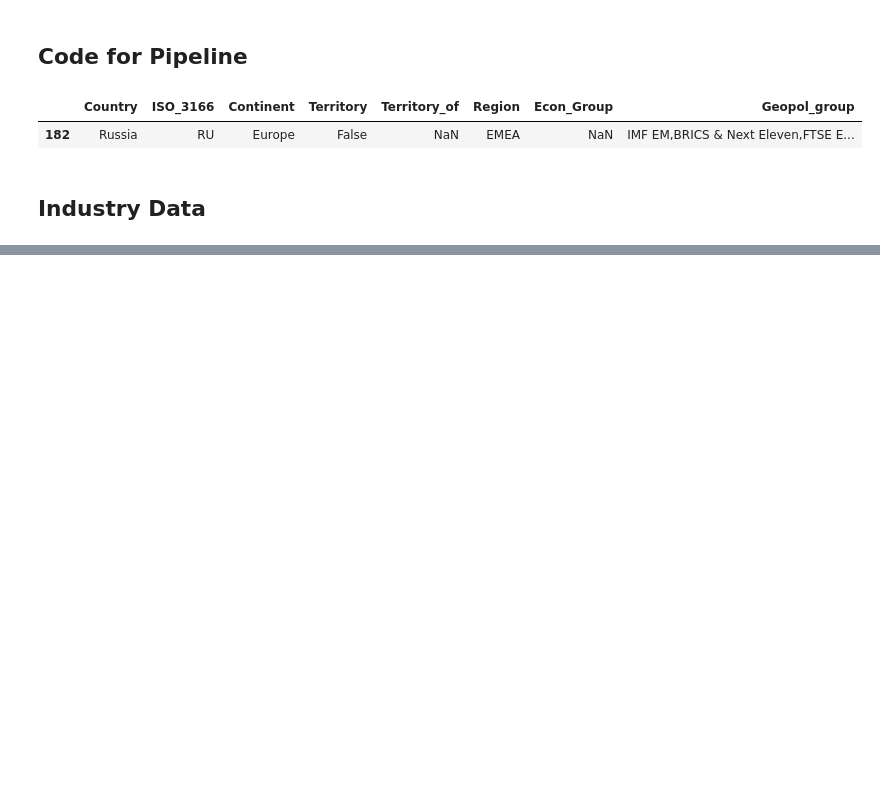
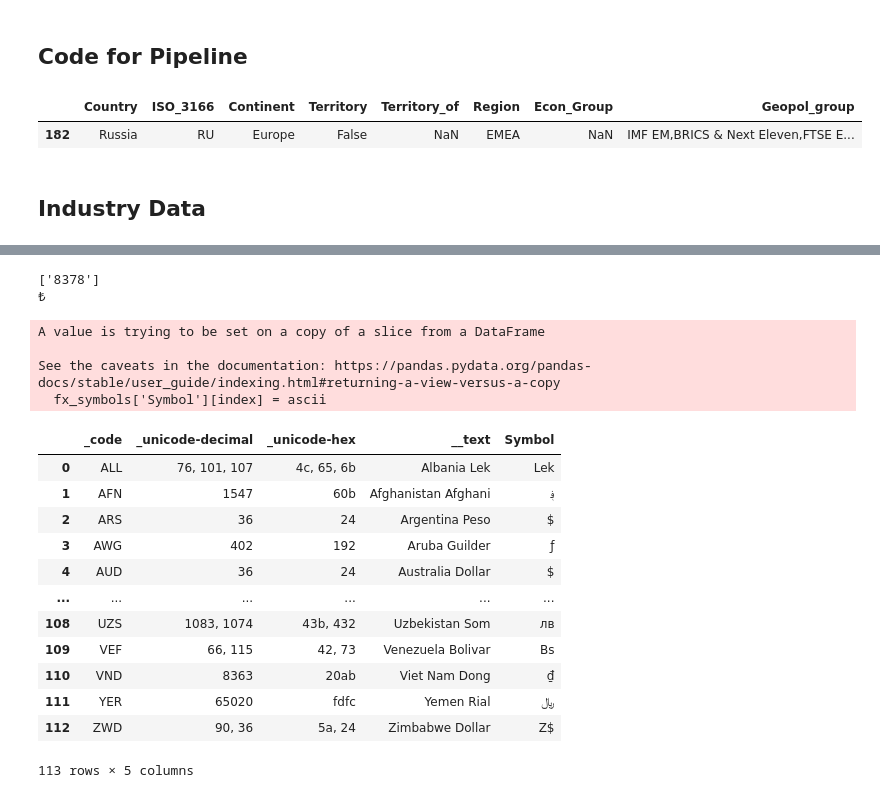
Before and after one commit to Saran33/TickerScrape, a Jupyter notebook: Worksheet.ipynb, the cells around one changed output, grey strips where cells are left out. Drawn from its saved outputs; the diff is of its cells as text; code cells hidden in the pictures; blank space fills up the shorter version.

```diff
--- a/Worksheet.ipynb
+++ b/Worksheet.ipynb
@@ -564,0 +701,23 @@ def extract_bond_country(name):
+# %%
+nums = str_dec.split(', ')
+print(nums)
+ascii = "".join(chr(int(x)) for x in nums)
+print(ascii)
+# %% [output]
+['8378']
+₺
+# %%
+for index, val in fx_symbols['_unicode-decimal'].iteritems():
+    try:
+        nums = str(val).split(', ')
+    except Exception as e:
+        print(f'error getting: {val} #{e}')
+    # print(nums)
+    ascii = "".join(chr(int(x)) for x in nums)
+    # print(ascii)
+    fx_symbols['Symbol'][index] = ascii
+# %% [output]
+A value is trying to be set on a copy of a slice from a DataFrame
+
+See the caveats in the documentation: https://pandas.pydata.org/pandas-docs/stable/user_guide/indexing.html#returning-a-view-versus-a-copy
+  fx_symbols['Symbol'][index] = ascii
@@ -564,0 +729,16 @@ def extract_bond_country(name):
+# %%
+fx_symbols
+# %% [output]
+|  | _code | _unicode-decimal | _unicode-hex | __text | Symbol |
+| 0 | ALL | 76, 101, 107 | 4c, 65, 6b | Albania Lek | Lek |
+| 1 | AFN | 1547 | 60b | Afghanistan Afghani | ؋ |
+| 2 | ARS | 36 | 24 | Argentina Peso | $ |
+| 3 | AWG | 402 | 192 | Aruba Guilder | ƒ |
+| 4 | AUD | 36 | 24 | Australia Dollar | $ |
+| ... | ... | ... | ... | ... | ... |
+| 108 | UZS | 1083, 1074 | 43b, 432 | Uzbekistan Som | лв |
+| 109 | VEF | 66, 115 | 42, 73 | Venezuela Bolivar | Bs |
+| 110 | VND | 8363 | 20ab | Viet Nam Dong | ₫ |
+| 111 | YER | 65020 | fdfc | Yemen Rial | ﷼ |
+| 112 | ZWD | 90, 36 | 5a, 24 | Zimbabwe Dollar | Z$ |
+113 rows × 5 columns
```
Also changed, not shown: parts of 27 cells of this notebook, 25 other files.
